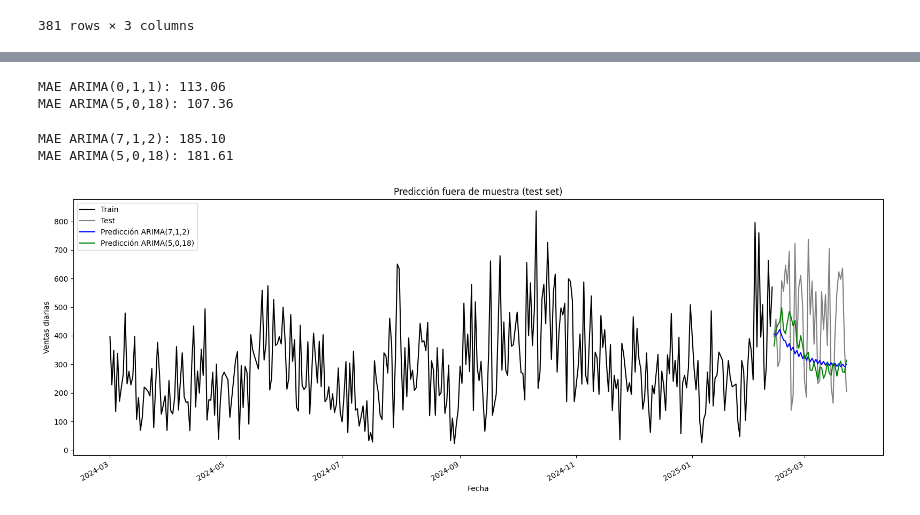
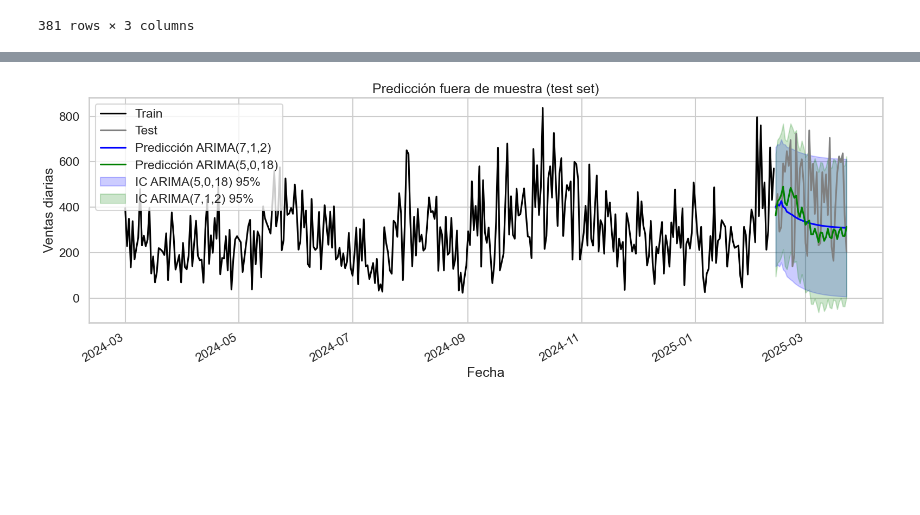
Before and after one commit to itdepedro/CEIA-AST, a Jupyter notebook: tp-final-de-Pedro-Adassus.ipynb, the cells around one changed output, grey strips where cells are left out. Drawn from its saved outputs; the diff is of its cells as text; code cells hidden in the pictures; blank space fills up the shorter version.

```diff
--- a/tp-final-de-Pedro-Adassus.ipynb
+++ b/tp-final-de-Pedro-Adassus.ipynb
@@ -372,15 +462,16 @@ plt.show()
 # %%
 from statsmodels.tsa.holtwinters import ExponentialSmoothing
 
-# Separar entrenamiento y validación si lo deseas
-train = df_macrodata[:'2024-12-31']['daily_sales']  # hasta diciembre 2024
-test = df_macrodata['2025-01-01':]['daily_sales']   # para comparar luego
+train_size = int(len(df_macrodata) * 0.9)  # 90% entrenamiento, 10% test
+train = df_macrodata['daily_sales'].iloc[:train_size]
+test = df_macrodata['daily_sales'].iloc[train_size:]
+
 
 # Ajustar el modelo Holt-Winters (con estacionalidad semanal)
-model = ExponentialSmoothing(train,
+model_hw = ExponentialSmoothing(train,
                              trend='add',
                              seasonal='add',
                              seasonal_periods=7,
                              initialization_method='estimated')
-fit = model.fit()
+fit = model_hw.fit()
 # %%
@@ -666,5 +709,5 @@ no se puede usar el LLR_test porque el modelo d=1 no se encuentra anidado dentro
 # %%
 from statsmodels.tsa.arima.model import ARIMA
 
-model1 = ARIMA(df_macrodata['daily_sales'], order=(0, 1, 1)).fit()
-model2 = ARIMA(df_macrodata['daily_sales'], order=(5, 0, 18)).fit()
+model1 = ARIMA(train, order=(7, 1, 1)).fit()
+model2 = ARIMA(train, order=(5, 0, 18)).fit()
@@ -754,13 +741,0 @@ plt.show()
-# %%
-from sklearn.metrics import mean_squared_error, mean_absolute_error
-
-y_true = df_macrodata['daily_sales'].dropna()
-
-mae1 = mean_absolute_error(y_true, fitted1)
-mae2 = mean_absolute_error(y_true, fitted2)
-
-print(f"MAE ARIMA(0,1,1): {mae1:.2f}")
-print(f"MAE ARIMA(5,0,18): {mae2:.2f}")
-# %% [output]
-MAE ARIMA(0,1,1): 113.06
-MAE ARIMA(5,0,18): 107.36
@@ -772,47 +742,48 @@ test = df_macrodata['daily_sales'].iloc[train_size:]
-# %%
-from statsmodels.tsa.arima.model import ARIMA
-
-model1 = ARIMA(train, order=(7, 1, 2)).fit()
-model2 = ARIMA(train, order=(5, 0, 18)).fit()
 # %%
+
+
 forecast1 = model1.get_forecast(steps=len(test))
 forecast2 = model2.get_forecast(steps=len(test))
 
 pred1 = forecast1.predicted_mean
 pred2 = forecast2.predicted_mean
 
-# Asegurar que el índice coincida
 pred1.index = test.index
 pred2.index = test.index
+
+conf_int_1 = forecast1.conf_int()
+conf_int_2 = forecast2.conf_int()
-# %%
-from sklearn.metrics import mean_absolute_error, mean_squared_error
-
-mae1 = mean_absolute_error(test, pred1)
-mae2 = mean_absolute_error(test, pred2)
-
-print(f"MAE ARIMA(7,1,2): {mae1:.2f}")
-print(f"MAE ARIMA(5,0,18): {mae2:.2f}")
-# %% [output]
-MAE ARIMA(7,1,2): 185.10
-MAE ARIMA(5,0,18): 181.61
 # %%
 import matplotlib.pyplot as plt
 
 fig, ax = plt.subplots(figsize=(16, 6))
 
 # Original
 train.plot(ax=ax, label='Train', color='black')
 test.plot(ax=ax, label='Test', color='gray')
 
 # Predicciones
 pred1.plot(ax=ax, label='Predicción ARIMA(7,1,2)', color='blue')
 pred2.plot(ax=ax, label='Predicción ARIMA(5,0,18)', color='green')
 
+# Rellenar intervalo de confianza
+plt.fill_between(test.index,
+                 conf_int_1.iloc[:, 0],
+                 conf_int_1.iloc[:, 1],
+                 color='blue', alpha=0.2, label='IC ARIMA(5,0,18) 95%')
+
+# Rellenar intervalo de confianza
+plt.fill_between(test.index,
+                 conf_int_2.iloc[:, 0],
+                 conf_int_2.iloc[:, 1],
+                 color='green', alpha=0.2, label='IC ARIMA(7,1,2) 95%')
+
+
 ax.set_title('Predicción fuera de muestra (test set)')
 ax.set_xlabel('Fecha')
 ax.set_ylabel('Ventas diarias')
 ax.legend()
 plt.tight_layout()
 plt.show()
 # %% [output]
-[figure, old version]
+[figure, new version]
```
Also changed, not shown: parts of 116 cells of this notebook.
